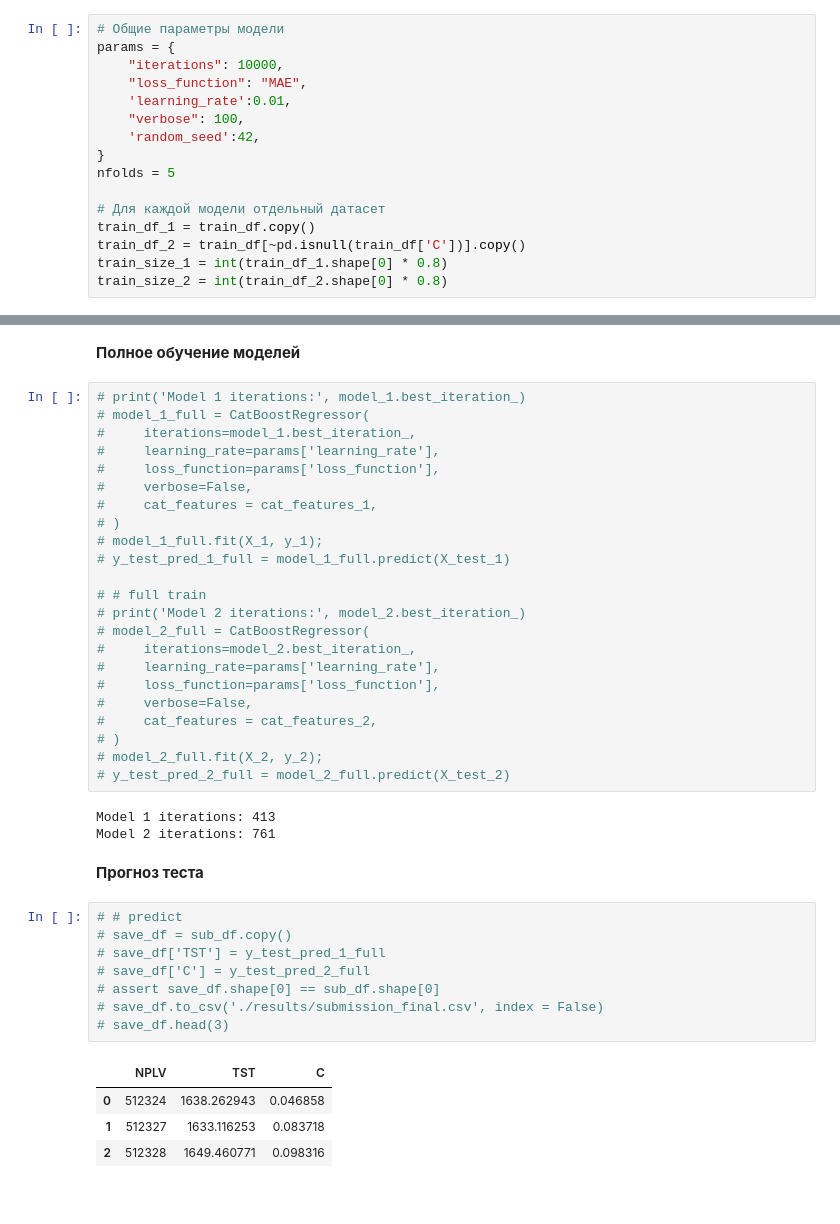
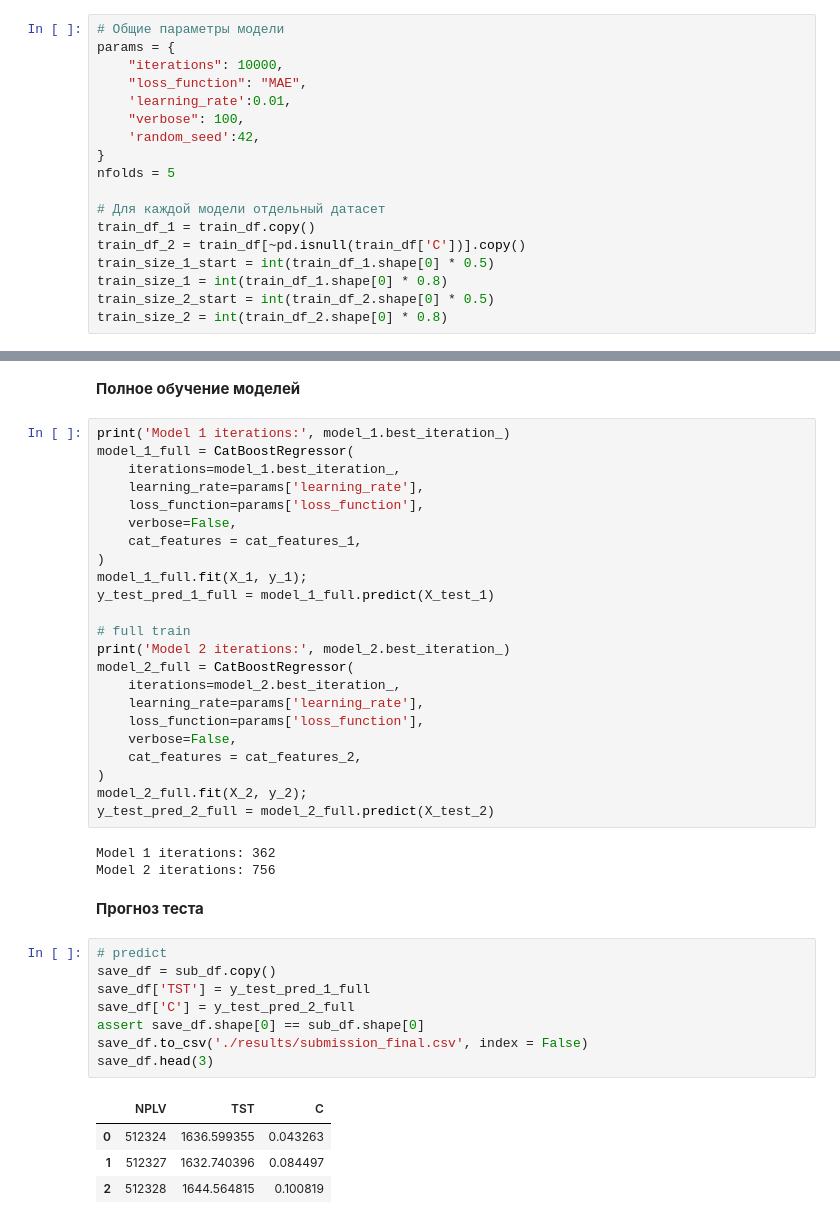
Before and after one commit to ndmel/evraz_challenge_2021_track_1, a Jupyter notebook: main.ipynb, the cells around one changed output, grey strips where cells are left out. Saved outputs shown, nothing was run; the diff lists cells and outputs as text.

```diff
--- a/main.ipynb
+++ b/main.ipynb
@@ -382,7 +382,9 @@ nfolds = 5
 # Для каждой модели отдельный датасет
 train_df_1 = train_df.copy()
 train_df_2 = train_df[~pd.isnull(train_df['C'])].copy()
+train_size_1_start = int(train_df_1.shape[0] * 0.5)
 train_size_1 = int(train_df_1.shape[0] * 0.8)
+train_size_2_start = int(train_df_2.shape[0] * 0.5)
 train_size_2 = int(train_df_2.shape[0] * 0.8)
 # %% [markdown]
 **model 1 - TST**
@@ -619,43 +485,43 @@ Best it 2: 918
 # %% [markdown]
 **Полное обучение моделей**
 # %%
-# print('Model 1 iterations:', model_1.best_iteration_)
-# model_1_full = CatBoostRegressor(
-#     iterations=model_1.best_iteration_,
-#     learning_rate=params['learning_rate'],
-#     loss_function=params['loss_function'],
-#     verbose=False,
-#     cat_features = cat_features_1,
-# )
-# model_1_full.fit(X_1, y_1);
-# y_test_pred_1_full = model_1_full.predict(X_test_1)
+print('Model 1 iterations:', model_1.best_iteration_)
+model_1_full = CatBoostRegressor(
+    iterations=model_1.best_iteration_,
+    learning_rate=params['learning_rate'],
+    loss_function=params['loss_function'],
+    verbose=False,
+    cat_features = cat_features_1,
+)
+model_1_full.fit(X_1, y_1);
+y_test_pred_1_full = model_1_full.predict(X_test_1)
 
-# # full train
-# print('Model 2 iterations:', model_2.best_iteration_)
-# model_2_full = CatBoostRegressor(
-#     iterations=model_2.best_iteration_,
-#     learning_rate=params['learning_rate'],
-#     loss_function=params['loss_function'],
-#     verbose=False,
-#     cat_features = cat_features_2,
-# )
-# model_2_full.fit(X_2, y_2);
-# y_test_pred_2_full = model_2_full.predict(X_test_2)
+# full train
+print('Model 2 iterations:', model_2.best_iteration_)
+model_2_full = CatBoostRegressor(
+    iterations=model_2.best_iteration_,
+    learning_rate=params['learning_rate'],
+    loss_function=params['loss_function'],
+    verbose=False,
+    cat_features = cat_features_2,
+)
+model_2_full.fit(X_2, y_2);
+y_test_pred_2_full = model_2_full.predict(X_test_2)
 # %% [output]
-Model 1 iterations: 413
-Model 2 iterations: 761
+Model 1 iterations: 362
+Model 2 iterations: 756
 # %% [markdown]
 **Прогноз теста**
 # %%
-# # predict
-# save_df = sub_df.copy()
-# save_df['TST'] = y_test_pred_1_full
-# save_df['C'] = y_test_pred_2_full
-# assert save_df.shape[0] == sub_df.shape[0]
-# save_df.to_csv('./results/submission_final.csv', index = False)
-# save_df.head(3)
+# predict
+save_df = sub_df.copy()
+save_df['TST'] = y_test_pred_1_full
+save_df['C'] = y_test_pred_2_full
+assert save_df.shape[0] == sub_df.shape[0]
+save_df.to_csv('./results/submission_final.csv', index = False)
+save_df.head(3)
 # %% [output]
 |  | NPLV | TST | C |
-| 0 | 512324 | 1638.262943 | 0.046858 |
-| 1 | 512327 | 1633.116253 | 0.083718 |
-| 2 | 512328 | 1649.460771 | 0.098316 |
+| 0 | 512324 | 1636.599355 | 0.043263 |
+| 1 | 512327 | 1632.740396 | 0.084497 |
+| 2 | 512328 | 1644.564815 | 0.100819 |
```
Also changed, not shown: parts of 9 cells of this notebook.
